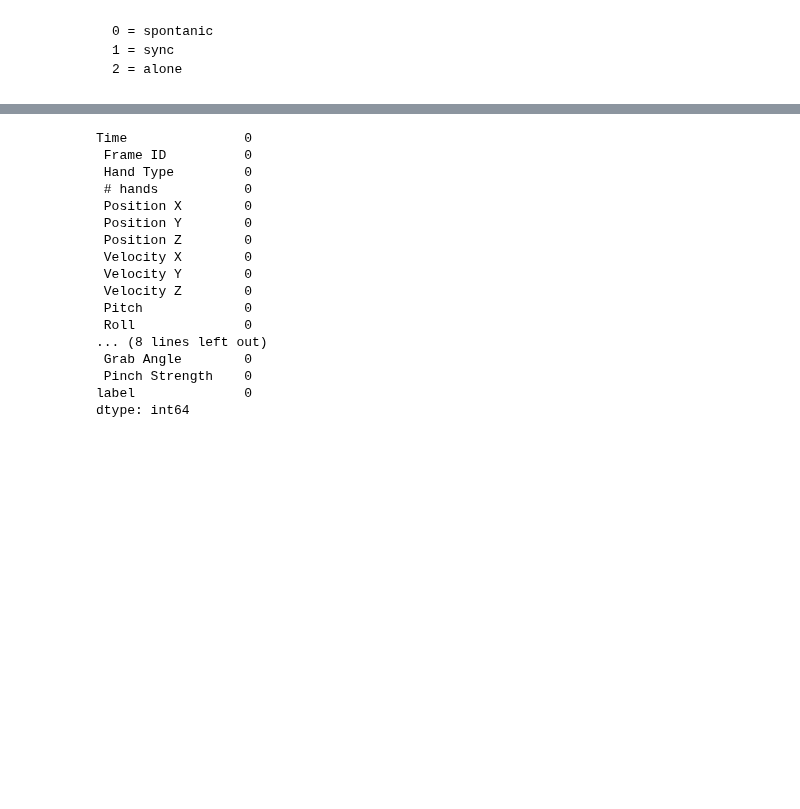
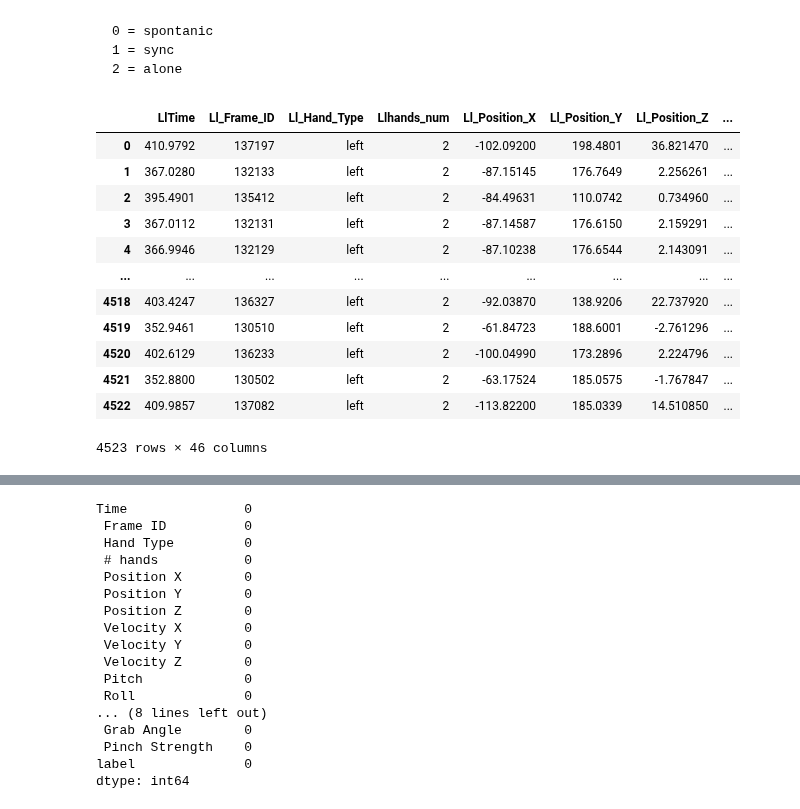
Before and after one commit to renanarimon/ML, a Jupyter notebook: a hands.ipynb, the cells around one changed output, grey strips where cells are left out. Cells and saved outputs as stored; diff of their text form; code cells hidden in the pictures; blank space fills up the shorter version.

```diff
--- a/a hands.ipynb
+++ b/a hands.ipynb
@@ -28 +62,21 @@ def encode(df, num):
+# %%
+left = left.reset_index(drop=True)
+right = right.reset_index(drop=True)
+# %%
+result = pd.concat([left, right], axis=1)
+result
+# %% [output]
+|  | LlTime | Ll_Frame_ID | Ll_Hand_Type | Llhands_num | Ll_Position_X | Ll_Position_Y | Ll_Position_Z | ... |
+| 0 | 410.9792 | 137197 | left | 2 | -102.09200 | 198.4801 | 36.821470 | ... |
+| 1 | 367.0280 | 132133 | left | 2 | -87.15145 | 176.7649 | 2.256261 | ... |
+| 2 | 395.4901 | 135412 | left | 2 | -84.49631 | 110.0742 | 0.734960 | ... |
+| 3 | 367.0112 | 132131 | left | 2 | -87.14587 | 176.6150 | 2.159291 | ... |
+| 4 | 366.9946 | 132129 | left | 2 | -87.10238 | 176.6544 | 2.143091 | ... |
+| ... | ... | ... | ... | ... | ... | ... | ... | ... |
+| 4518 | 403.4247 | 136327 | left | 2 | -92.03870 | 138.9206 | 22.737920 | ... |
+| 4519 | 352.9461 | 130510 | left | 2 | -61.84723 | 188.6001 | -2.761296 | ... |
+| 4520 | 402.6129 | 136233 | left | 2 | -100.04990 | 173.2896 | 2.224796 | ... |
+| 4521 | 352.8800 | 130502 | left | 2 | -63.17524 | 185.0575 | -1.767847 | ... |
+| 4522 | 409.9857 | 137082 | left | 2 | -113.82200 | 185.0339 | 14.510850 | ... |
+4523 rows × 46 columns
 # %%
```
Also changed, not shown: parts of 15 cells of this notebook.
